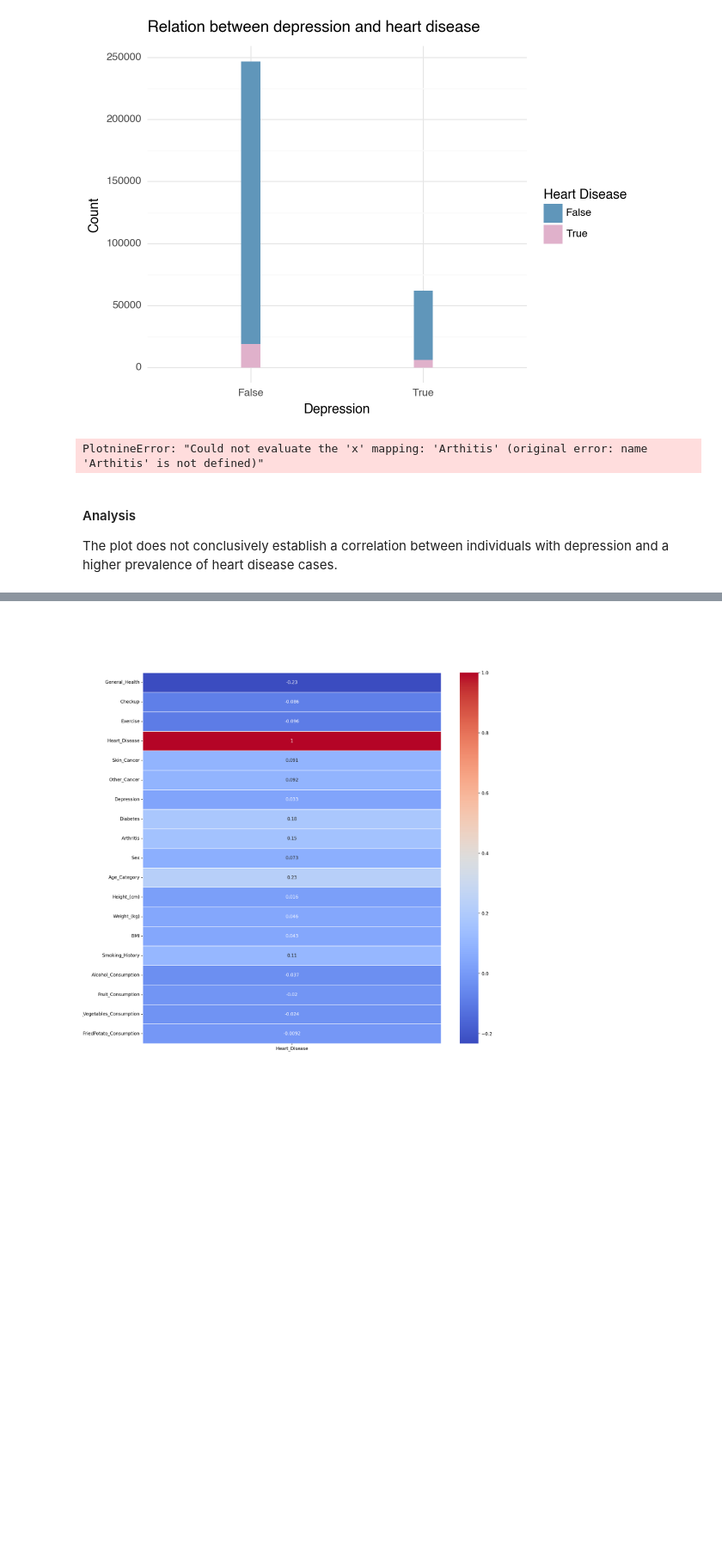
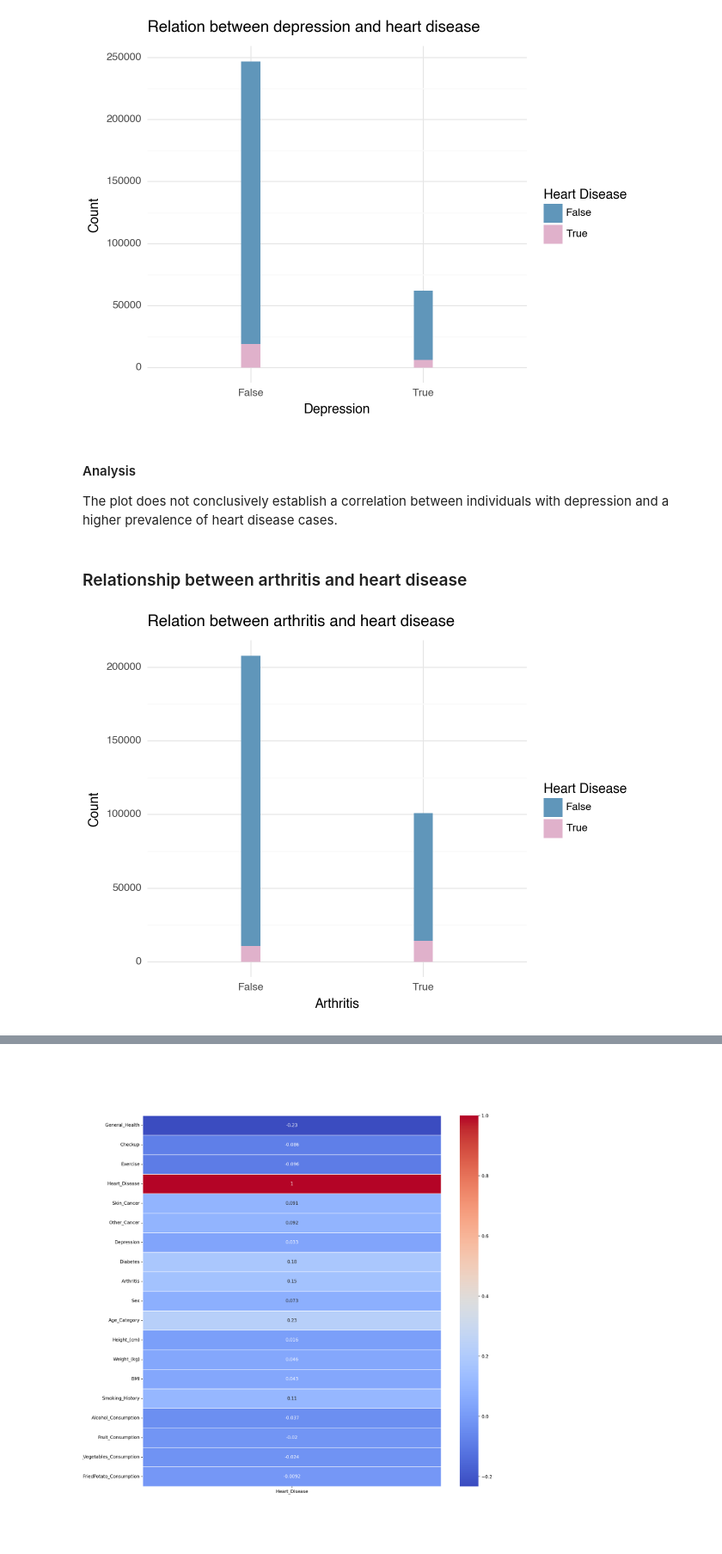
Before and after one commit to Roberta1400/Cardiovascular-Diseases-Risk-Prediction, a Jupyter notebook: Cardiovascular-Diseases-Risk-Prediction.ipynb, the cells around one changed output, grey strips where cells are left out. Shown at 86% size. Saved outputs shown, nothing was run; the diff lists cells and outputs as text; code cells hidden in the pictures; blank space fills up the shorter version.

Commit message:
plot

```diff
--- a/Cardiovascular-Diseases-Risk-Prediction.ipynb
+++ b/Cardiovascular-Diseases-Risk-Prediction.ipynb
@@ -283,21 +283,23 @@ plot = (
 print(plot)
 # %% [output]
 [figure]
-# %%
-plot = (
-    p9.ggplot(dataset, p9.aes(x='Arthritis', fill='Heart_Disease')) +
-    p9.geom_histogram(bins=10) +
-    p9.theme_minimal() +
-    p9.labs(x='Arthrit', y='Count', fill='Heart Disease') +
-    p9.scale_fill_manual(values=['#6096ba','#e0b1cb'])+
-    p9.ggtitle('Relation between depression and heart disease')
-)
-
-print(plot)
-# %% [output]
-PlotnineError: "Could not evaluate the 'x' mapping: 'Arthitis' (original error: name 'Arthitis' is not defined)"
 # %% [markdown]
 #### Analysis
 
 
 The plot does not conclusively establish a correlation between individuals with depression and a higher prevalence of heart disease cases.
+# %% [markdown]
+### Relationship between arthritis and heart disease
+# %%
+plot = (
+    p9.ggplot(dataset, p9.aes(x='Arthritis', fill='Heart_Disease')) +
+    p9.geom_histogram(bins=10) +
+    p9.theme_minimal() +
+    p9.labs(x='Arthritis', y='Count', fill='Heart Disease') +
+    p9.scale_fill_manual(values=['#6096ba','#e0b1cb'])+
+    p9.ggtitle('Relation between arthritis and heart disease')
+)
+
+print(plot)
+# %% [output]
+[figure, added]
```
Also changed, not shown: parts of 1 cell of this notebook.
